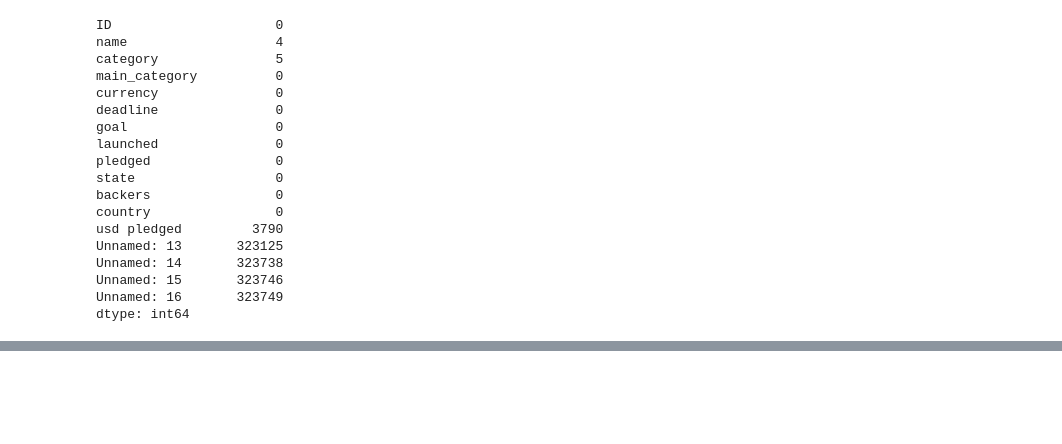
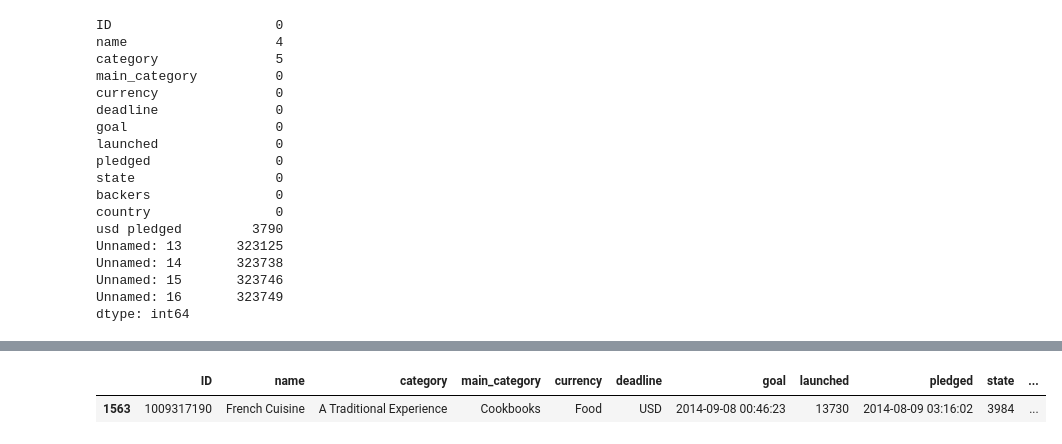
Before and after one commit to JonBebi/Kickfinisher, a Jupyter notebook: Untitled.ipynb, the cells around one changed output, grey strips where cells are left out. Drawn from its saved outputs; the diff is of its cells as text; code cells hidden in the pictures; blank space fills up the shorter version.

```diff
--- a/Untitled.ipynb
+++ b/Untitled.ipynb
@@ -96,0 +176,5 @@ dtype: int64
+# %%
+df[df['goal'] == '2014-09-08 00:46:23']
+# %% [output]
+|  | ID | name | category | main_category | currency | deadline | goal | launched | pledged | state | ... |
+| 1563 | 1009317190 | French Cuisine | A Traditional Experience | Cookbooks | Food | USD | 2014-09-08 00:46:23 | 13730 | 2014-08-09 03:16:02 | 3984 | ... |
```
Also changed, not shown: parts of 13 cells of this notebook.
